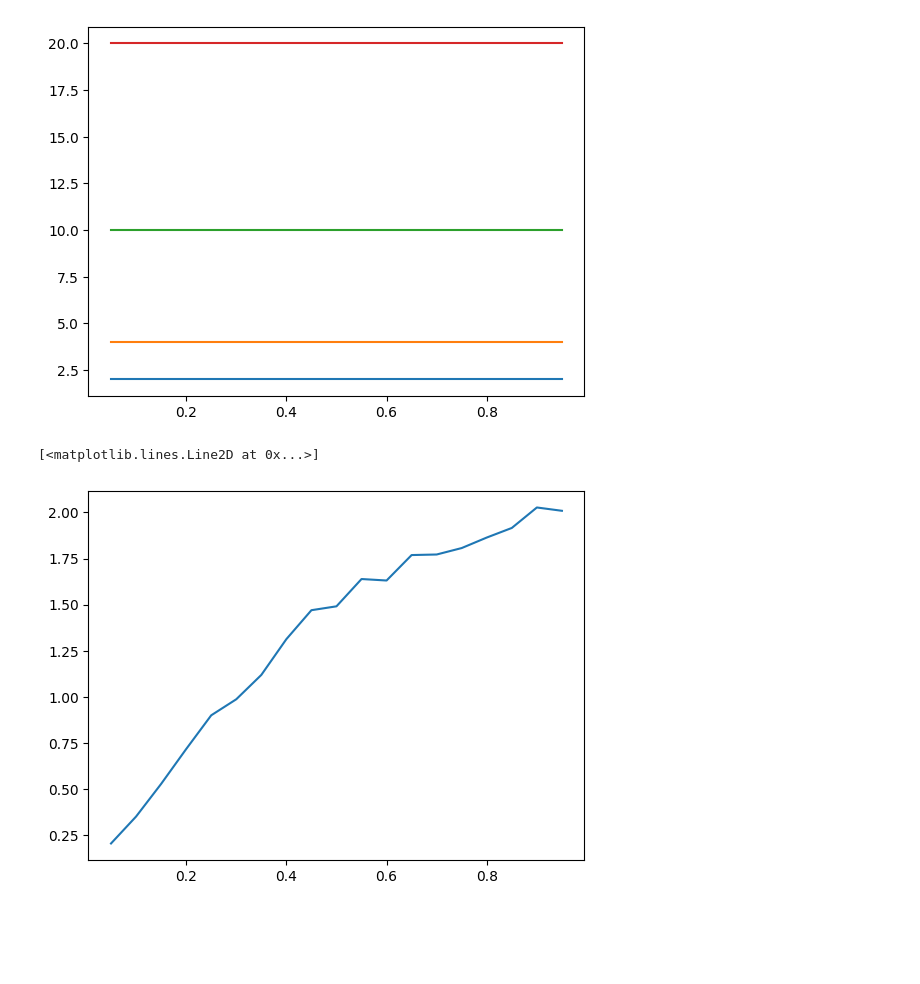
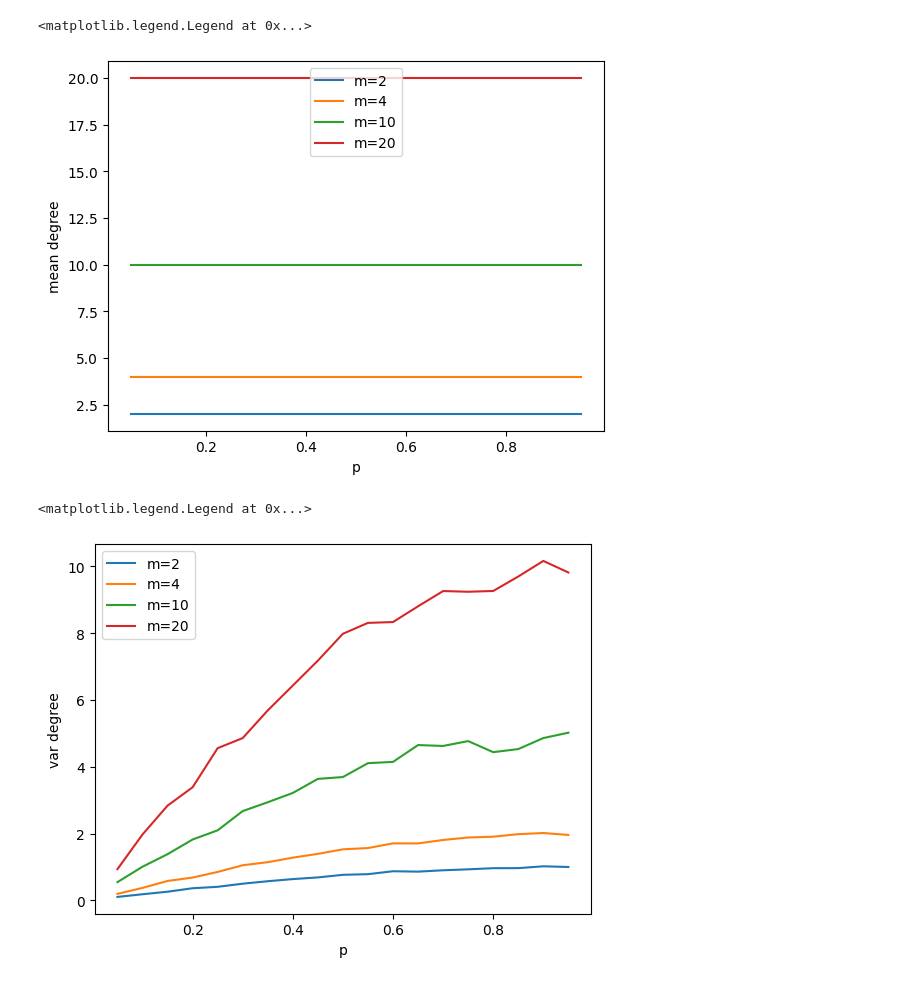
Before and after one commit to mateusz-dzitkowski/applied-mathematics, a Jupyter notebook: projects/diffusion_processes/exercise_sheet_3/main.ipynb, the cells around one changed output. Saved outputs shown, nothing was run; the diff lists cells and outputs as text; code cells hidden in the pictures; blank space fills up the shorter version.

```diff
--- a/projects/diffusion_processes/exercise_sheet_3/main.ipynb
+++ b/projects/diffusion_processes/exercise_sheet_3/main.ipynb
@@ -132,3 +149,9 @@ N = 2000
 m = np.array([2, 4, 10, 20])
 p = np.arange(0.05, 1, step=0.05)
 graphs = [[watts_strogatz(N, _m, _p) for _p in p] for _m in m]
+# %%
+for _m, row in zip(m, graphs):
+    plt.plot(p, [len(g.edges) for g in row], label=f"m={_m}")
+plt.xlabel("p")
+plt.ylabel("number of edges")
+plt.legend()
@@ -135,11 +161,19 @@ graphs = [[watts_strogatz(N, _m, _p) for _p in p] for _m in m]
 # %%
-for row in graphs:
-    plt.plot(p, [degrees(g).mean() for g in row])
+for _m, row in zip(m, graphs):
+    plt.plot(p, [degrees(g).mean() for g in row], label=f"m={_m}")
+plt.xlabel("p")
+plt.ylabel("mean degree")
+plt.legend()
 # %% [output]
+<matplotlib.legend.Legend at 0x...>
-[figure, old version]
+[figure, new version]
 # %%
-plt.plot(p, [degrees(g).var() for g in graphs])
+for _m, row in zip(m, graphs):
+    plt.plot(p, [degrees(g).var() for g in row], label=f"m={_m}")
+plt.xlabel("p")
+plt.ylabel("var degree")
+plt.legend()
 # %% [output]
-[<matplotlib.lines.Line2D at 0x...>]
+<matplotlib.legend.Legend at 0x...>
-[figure, old version]
+[figure, new version]
 # %%
```
Also changed, not shown: parts of 61 cells of this notebook, 8 other files.
